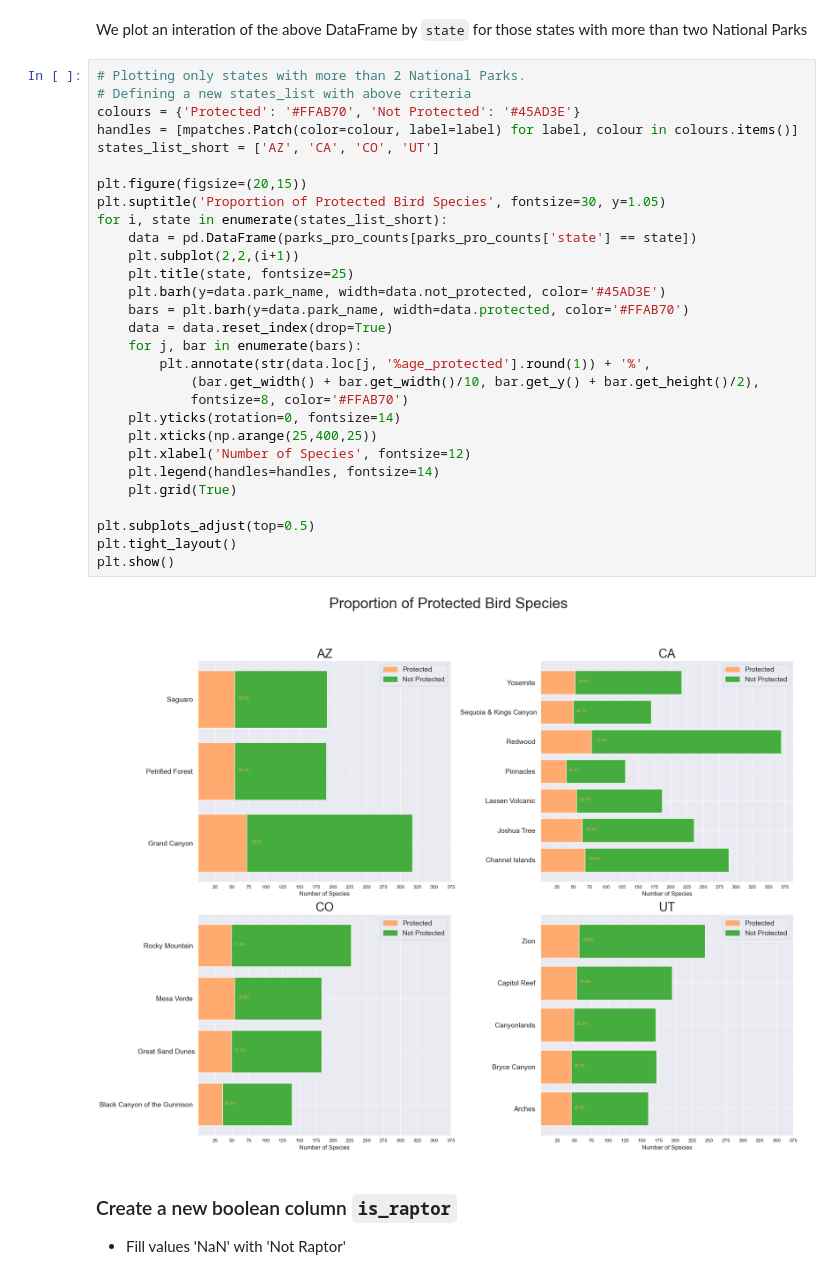
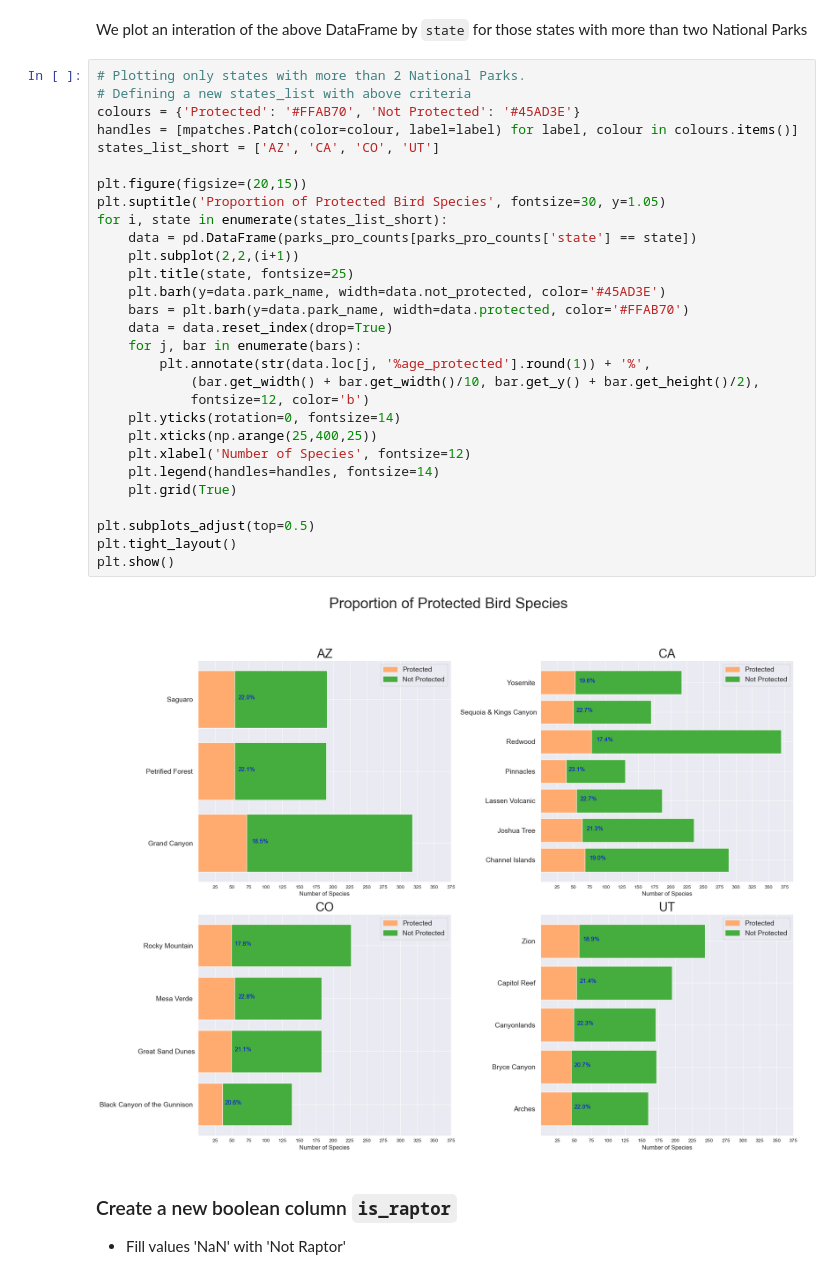
Before and after one commit to pineapple-bois/Biodiversity-In-National-Parks-Real-World, a Jupyter notebook: analysis.ipynb, the cells around one changed output. Drawn from its saved outputs; the diff is of its cells as text.

Commit message:
Plot annotations

```diff
--- a/analysis.ipynb
+++ b/analysis.ipynb
@@ -280,34 +280,34 @@ We plot an interation of the above DataFrame by `state` for those states with mo
 # %%
 # Plotting only states with more than 2 National Parks.
 # Defining a new states_list with above criteria
 colours = {'Protected': '#FFAB70', 'Not Protected': '#45AD3E'}
 handles = [mpatches.Patch(color=colour, label=label) for label, colour in colours.items()]
 states_list_short = ['AZ', 'CA', 'CO', 'UT']
 
 plt.figure(figsize=(20,15))
 plt.suptitle('Proportion of Protected Bird Species', fontsize=30, y=1.05)
 for i, state in enumerate(states_list_short):
     data = pd.DataFrame(parks_pro_counts[parks_pro_counts['state'] == state])
     plt.subplot(2,2,(i+1))
     plt.title(state, fontsize=25)
     plt.barh(y=data.park_name, width=data.not_protected, color='#45AD3E')
     bars = plt.barh(y=data.park_name, width=data.protected, color='#FFAB70')
     data = data.reset_index(drop=True)
     for j, bar in enumerate(bars):
         plt.annotate(str(data.loc[j, '%age_protected'].round(1)) + '%',
             (bar.get_width() + bar.get_width()/10, bar.get_y() + bar.get_height()/2),
-            fontsize=8, color='#FFAB70')
+            fontsize=12, color='b')
     plt.yticks(rotation=0, fontsize=14)
     plt.xticks(np.arange(25,400,25))
     plt.xlabel('Number of Species', fontsize=12)
     plt.legend(handles=handles, fontsize=14)
     plt.grid(True)
 
 plt.subplots_adjust(top=0.5)
 plt.tight_layout()
 plt.show()
 # %% [output]
-[figure, old version]
+[figure, new version]
 # %% [markdown]
 ### Create a new boolean column `is_raptor`
 - Fill values 'NaN' with 'Not Raptor'
```
Also changed, not shown: parts of 1 cell of this notebook.
